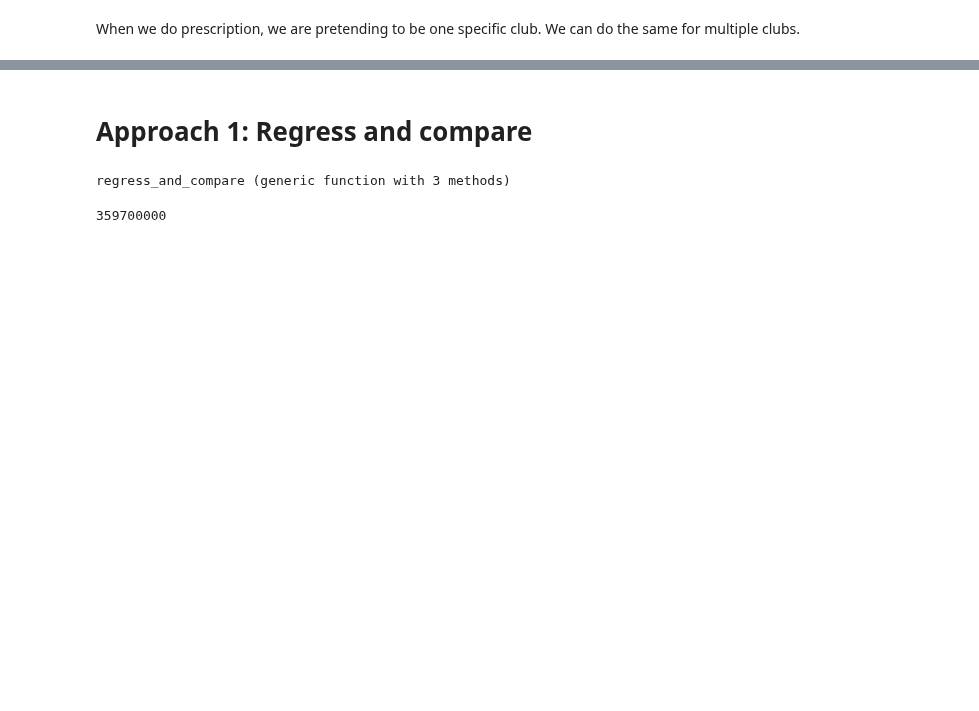
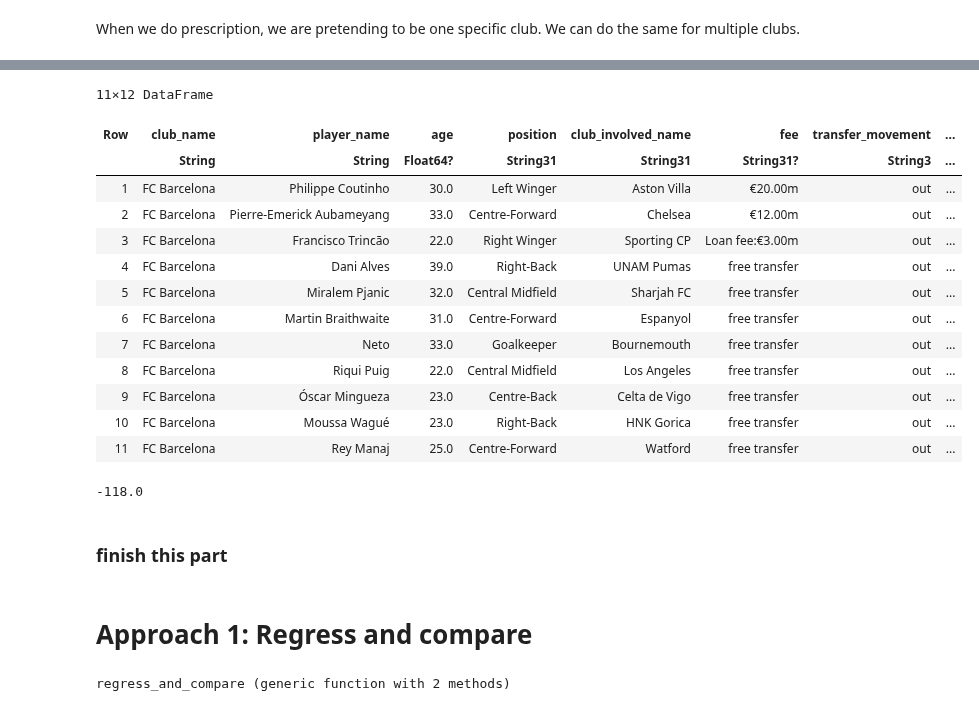
Before and after one commit to azanon00/Transfer_Strategy_Prescription, a Jupyter notebook: code/andrea_prescriptive_models.ipynb, the cells around one changed output, grey strips where cells are left out. Drawn from its saved outputs; the diff is of its cells as text; code cells hidden in the pictures; blank space fills up the shorter version.

```diff
--- a/code/andrea_prescriptive_models.ipynb
+++ b/code/andrea_prescriptive_models.ipynb
@@ -77,0 +162,23 @@ sum(m_c) / k
+# %%
+transfers_out = transfers_club[transfers_club[:, "transfer_movement"] .== "out", :]
+# %% [output]
+11×12 DataFrame
+| Row | club_name | player_name | age | position | club_involved_name | fee | transfer_movement | ... |
+|  | String | String | Float64? | String31 | String31 | String31? | String3 | ... |
+| 1 | FC Barcelona | Philippe Coutinho | 30.0 | Left Winger | Aston Villa | €20.00m | out | ... |
+| 2 | FC Barcelona | Pierre-Emerick Aubameyang | 33.0 | Centre-Forward | Chelsea | €12.00m | out | ... |
+| 3 | FC Barcelona | Francisco Trincão | 22.0 | Right Winger | Sporting CP | Loan fee:€3.00m | out | ... |
+| 4 | FC Barcelona | Dani Alves | 39.0 | Right-Back | UNAM Pumas | free transfer | out | ... |
+| 5 | FC Barcelona | Miralem Pjanic | 32.0 | Central Midfield | Sharjah FC | free transfer | out | ... |
+| 6 | FC Barcelona | Martin Braithwaite | 31.0 | Centre-Forward | Espanyol | free transfer | out | ... |
+| 7 | FC Barcelona | Neto | 33.0 | Goalkeeper | Bournemouth | free transfer | out | ... |
+| 8 | FC Barcelona | Riqui Puig | 22.0 | Central Midfield | Los Angeles | free transfer | out | ... |
+| 9 | FC Barcelona | Óscar Mingueza | 23.0 | Centre-Back | Celta de Vigo | free transfer | out | ... |
+| 10 | FC Barcelona | Moussa Wagué | 23.0 | Right-Back | HNK Gorica | free transfer | out | ... |
+| 11 | FC Barcelona | Rey Manaj | 25.0 | Centre-Forward | Watford | free transfer | out | ... |
+# %%
+revenue =  sum(transfers_out[:, "fee_cleaned"]) - sum(transfers_in[:, "fee_cleaned"])
+# %% [output]
+-118.0
+# %% [markdown]
+### finish this part
@@ -78,7 +190,10 @@ sum(m_c) / k
 # %% [markdown]
 # Approach 1: Regress and compare
 # %%
-function regress_and_compare(n, N_c, k, N_min, N_max, B_max, S_max, p_o, r_o, v_o, m_o, p_c, r_c, v_c, m_c, 𝛅)
+function regress_and_compare(data_club, data_rest, transfers_club)
+
+    # get parameters
+    n, N_c, N_min, N_max, B_max, S_max, p_o, r_o, v_o, m_o, a_o, p_c, r_c, v_c, m_c, a_c, 𝛅, 𝛾 = get_parameters(data_club, data_rest, transfers_club)
 
     # define model
     model = Model(() -> Gurobi.Optimizer(GRB_ENV))
@@ -96,6 +211,7 @@ function regress_and_compare(n, N_c, k, N_min, N_max, B_max, S_max, p_o, r_o, v_
     @constraint(model, sum(b[i] for i = 1:n) <= B_max) # maximum number of players that can be bought
     @constraint(model, sum(s[j] for j = 1:k) <= S_max) # maximum number of players that can be sold
     @constraint(model, N_min <= N_c + sum(b[i] for i = 1:n) - sum(s[j] for j = 1:k) <= N_max) # number of players in the club after the transfer window
+    @constraint(model, sum((1 - s[j]) * a_c[j] for j = 1:k) + sum(b[i] * a_o[i] for i = 1:n) <= (sum(a_c[j] for j = 1:k)/k + 𝛾) * (k + sum(b[i] for i = 1:n) - sum(s[j] for j = 1:k))) # average age of the team
 
     # solve model
     optimize!(model)
@@ -103,4 +219,4 @@ function regress_and_compare(n, N_c, k, N_min, N_max, B_max, S_max, p_o, r_o, v_
     return objective_value(model), value.(b), value.(s)
 end
 # %% [output]
-regress_and_compare (generic function with 3 methods)
+regress_and_compare (generic function with 2 methods)
@@ -109,4 +222,0 @@ obj, b, s = regress_and_compare(n, N_c, k, N_min, N_max, B_max, S_max, p_o, r_o,
-# %%
-Int(obj)
-# %% [output]
-359700000
```
Also changed, not shown: parts of 33 cells of this notebook.
